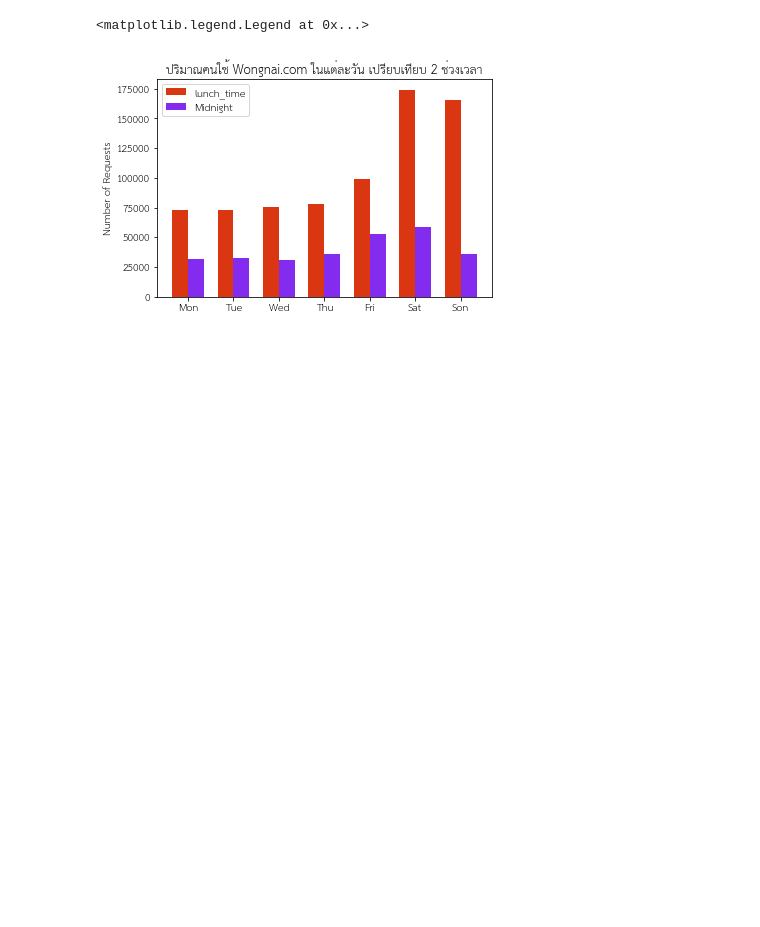
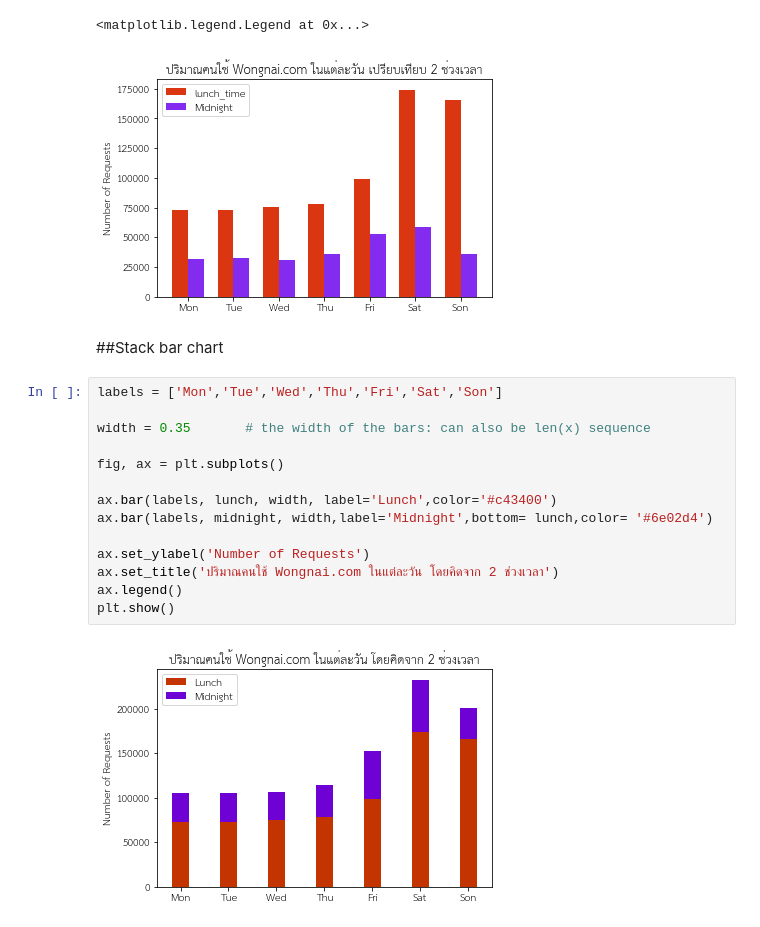
Before and after one commit to tanpharamut/data_viz, a Jupyter notebook: Visualize_Data_Comparison.ipynb, the cells around one changed output. Drawn from its saved outputs; the diff is of its cells as text; blank space fills up the shorter version.

```diff
--- a/Visualize_Data_Comparison.ipynb
+++ b/Visualize_Data_Comparison.ipynb
@@ -121,3 +121,21 @@ ax.legend()
 # %% [output]
 <matplotlib.legend.Legend at 0x...>
 [figure]
+# %% [markdown]
+##Stack bar chart
+# %%
+labels = ['Mon','Tue','Wed','Thu','Fri','Sat','Son']
+
+width = 0.35       # the width of the bars: can also be len(x) sequence
+
+fig, ax = plt.subplots()
+
+ax.bar(labels, lunch, width, label='Lunch',color='#c43400')
+ax.bar(labels, midnight, width,label='Midnight',bottom= lunch,color= '#6e02d4')
+
+ax.set_ylabel('Number of Requests')
+ax.set_title('ปริมาณคนใช้ Wongnai.com ในแต่ละวัน โดยคิดจาก 2 ช่วงเวลา')
+ax.legend()
+plt.show()
+# %% [output]
+[figure, added]
```
Also changed, not shown: parts of 5 cells of this notebook.
